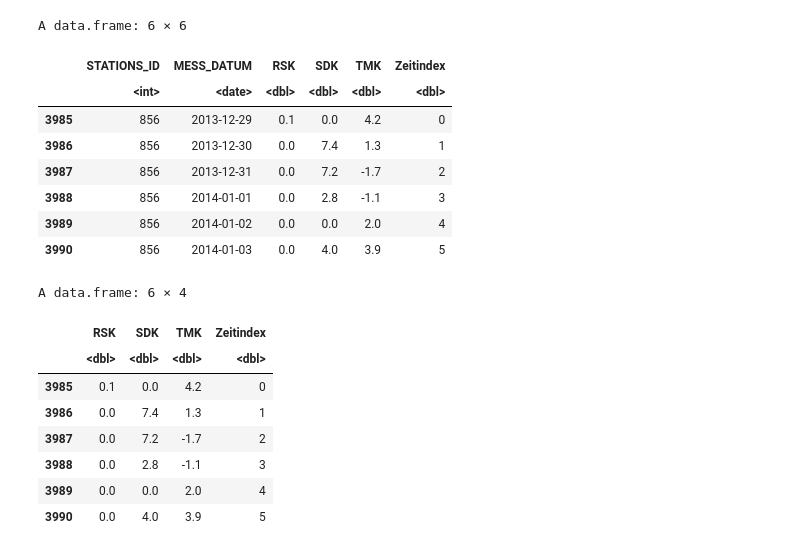
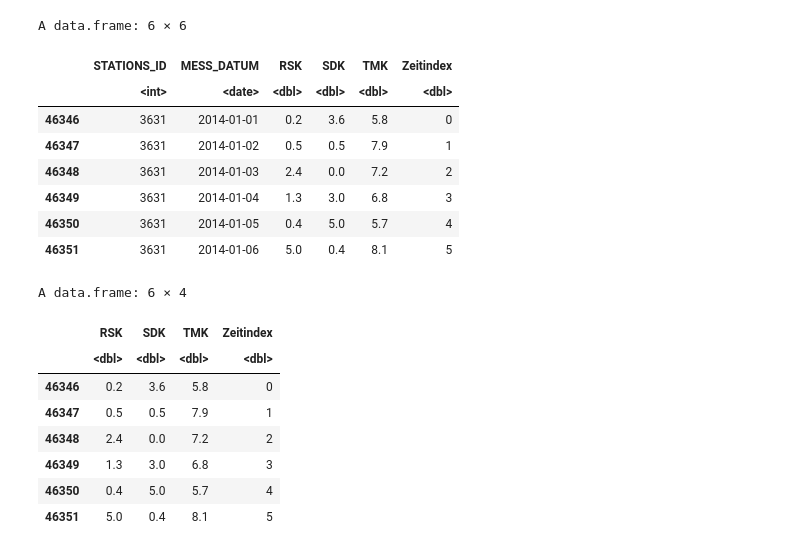
Before and after one commit to micael92/wetter_analyse, a Jupyter notebook: 08_daten_regressionsanalyse.ipynb, the cells around one changed output. Drawn from its saved outputs; the diff is of its cells as text; code cells hidden in the pictures.

```diff
--- a/08_daten_regressionsanalyse.ipynb
+++ b/08_daten_regressionsanalyse.ipynb
@@ -1,4 +1,6 @@
 # %%
 # Daten einlesen
+wetterdaten <- readRDS("datasets/rds/wetterdaten.rds")
 
-wetterdaten <- readRDS("datasets/rds/wetterdaten.rds")
+# Ort für die Analyse festlegen
+norderney <- wetterdaten[[6]]
@@ -19,28 +7,28 @@ plot(
 # %%
 # Zeitindex als unabhängige Variable hinzufügen, weil Datum als unabhängige Variable nicht funktioniert, weil es nicht numerisch ist
-wetterdaten[[1]]$Zeitindex <- as.numeric(wetterdaten[[1]]$MESS_DATUM - min(wetterdaten[[1]]$MESS_DATUM))
-head(wetterdaten[[1]])
+norderney$Zeitindex <- as.numeric(norderney$MESS_DATUM - min(norderney$MESS_DATUM))
+head(norderney)
 
 # Unnötige Spalten entfernen, damit cor() auf dataframe angewendet werden kann
-wetterdaten[[1]]$MESS_DATUM <- NULL
-wetterdaten[[1]]$STATIONS_ID <- NULL
-head(wetterdaten[[1]])
+norderney$MESS_DATUM <- NULL
+norderney$STATIONS_ID <- NULL
+head(norderney)
 # %% [output]
 A data.frame: 6 × 6
 |  | STATIONS_ID | MESS_DATUM | RSK | SDK | TMK | Zeitindex |
 |  | <int> | <date> | <dbl> | <dbl> | <dbl> | <dbl> |
-| 3985 | 856 | 2013-12-29 | 0.1 | 0.0 | 4.2 | 0 |
-| 3986 | 856 | 2013-12-30 | 0.0 | 7.4 | 1.3 | 1 |
-| 3987 | 856 | 2013-12-31 | 0.0 | 7.2 | -1.7 | 2 |
-| 3988 | 856 | 2014-01-01 | 0.0 | 2.8 | -1.1 | 3 |
-| 3989 | 856 | 2014-01-02 | 0.0 | 0.0 | 2.0 | 4 |
-| 3990 | 856 | 2014-01-03 | 0.0 | 4.0 | 3.9 | 5 |
+| 46346 | 3631 | 2014-01-01 | 0.2 | 3.6 | 5.8 | 0 |
+| 46347 | 3631 | 2014-01-02 | 0.5 | 0.5 | 7.9 | 1 |
+| 46348 | 3631 | 2014-01-03 | 2.4 | 0.0 | 7.2 | 2 |
+| 46349 | 3631 | 2014-01-04 | 1.3 | 3.0 | 6.8 | 3 |
+| 46350 | 3631 | 2014-01-05 | 0.4 | 5.0 | 5.7 | 4 |
+| 46351 | 3631 | 2014-01-06 | 5.0 | 0.4 | 8.1 | 5 |
 A data.frame: 6 × 4
 |  | RSK | SDK | TMK | Zeitindex |
 |  | <dbl> | <dbl> | <dbl> | <dbl> |
-| 3985 | 0.1 | 0.0 | 4.2 | 0 |
-| 3986 | 0.0 | 7.4 | 1.3 | 1 |
-| 3987 | 0.0 | 7.2 | -1.7 | 2 |
-| 3988 | 0.0 | 2.8 | -1.1 | 3 |
-| 3989 | 0.0 | 0.0 | 2.0 | 4 |
-| 3990 | 0.0 | 4.0 | 3.9 | 5 |
+| 46346 | 0.2 | 3.6 | 5.8 | 0 |
+| 46347 | 0.5 | 0.5 | 7.9 | 1 |
+| 46348 | 2.4 | 0.0 | 7.2 | 2 |
+| 46349 | 1.3 | 3.0 | 6.8 | 3 |
+| 46350 | 0.4 | 5.0 | 5.7 | 4 |
+| 46351 | 5.0 | 0.4 | 8.1 | 5 |
```
Also changed, not shown: parts of 5 cells of this notebook, 8 other files.
